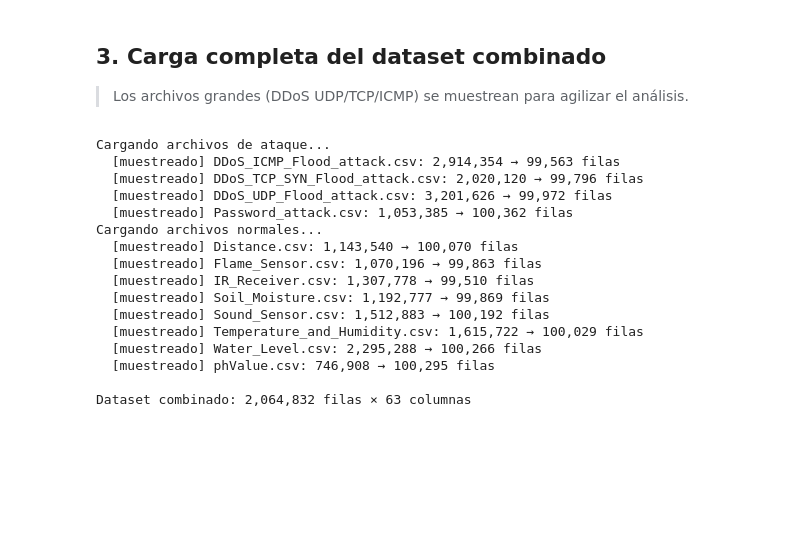
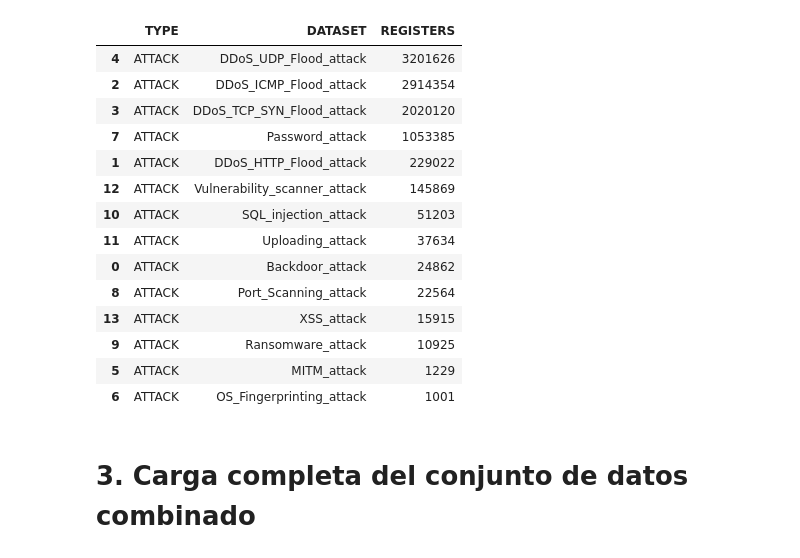
Before and after one commit to ISIS-4219-Assignments/Anomaly-Detection-IoT, a Jupyter notebook: src/utils/data_analysis.ipynb, the cells around one changed output. Drawn from its saved outputs; the diff is of its cells as text; code cells hidden in the pictures; blank space fills up the shorter version.

```diff
--- a/src/utils/data_analysis.ipynb
+++ b/src/utils/data_analysis.ipynb
@@ -72,14 +80,11 @@ Archivos normales   : 10
 # %%
 def count_rows(paths, label):
+
     records = []
+
     for p in paths:
-        name = os.path.basename(p).replace('.csv', '')
-        n = sum(1 for _ in open(p)) - 1  # rápido, sin cargar todo en memoria
-        records.append({'tipo': label, 'dataset': name, 'registros': n})
+        name = os.path.basename(p).replace(".csv", "")
+        n = sum(1 for _ in open(p)) - 1
+        records.append({"TYPE": label, "DATASET": name, "REGISTERS": n})
+
     return pd.DataFrame(records)
-
-df_counts_attack = count_rows(attack_files, 'Ataque')
-df_counts_normal = count_rows(normal_files, 'Normal')
-df_counts = pd.concat([df_counts_attack, df_counts_normal], ignore_index=True)
-
-display(df_counts.sort_values('registros', ascending=False))
@@ -120,0 +91,3 @@ plt.show()
+# %%
+df_counts_attack = count_rows(attack_files, "ATTACK")
+df_counts_normal = count_rows(normal_files, "NORMAL")
@@ -121,43 +108,23 @@ plt.show()
+# %%
+display(df_counts_attack.sort_values("REGISTERS", ascending = False))
+# %% [output]
+|  | TYPE | DATASET | REGISTERS |
+| 4 | ATTACK | DDoS_UDP_Flood_attack | 3201626 |
+| 2 | ATTACK | DDoS_ICMP_Flood_attack | 2914354 |
+| 3 | ATTACK | DDoS_TCP_SYN_Flood_attack | 2020120 |
+| 7 | ATTACK | Password_attack | 1053385 |
+| 1 | ATTACK | DDoS_HTTP_Flood_attack | 229022 |
+| 12 | ATTACK | Vulnerability_scanner_attack | 145869 |
+| 10 | ATTACK | SQL_injection_attack | 51203 |
+| 11 | ATTACK | Uploading_attack | 37634 |
+| 0 | ATTACK | Backdoor_attack | 24862 |
+| 8 | ATTACK | Port_Scanning_attack | 22564 |
+| 13 | ATTACK | XSS_attack | 15915 |
+| 9 | ATTACK | Ransomware_attack | 10925 |
+| 5 | ATTACK | MITM_attack | 1229 |
+| 6 | ATTACK | OS_Fingerprinting_attack | 1001 |
 # %% [markdown]
-## 3. Carga completa del dataset combinado
-
-> Los archivos grandes (DDoS UDP/TCP/ICMP) se muestrean para agilizar el análisis.
+# **3. Carga completa del conjunto de datos combinado**
 # %%
-SAMPLE_THRESHOLD = 500_000  # filas: si el archivo supera esto, se muestrea
-SAMPLE_N         = 100_000
-
-def load_csv(path):
-    n_rows = sum(1 for _ in open(path)) - 1
-    if n_rows > SAMPLE_THRESHOLD:
-        df = pd.read_csv(path, skiprows=lambda i: i > 0 and np.random.rand() > SAMPLE_N / n_rows,
-                         low_memory=False)
-        print(f'  [muestreado] {os.path.basename(path)}: {n_rows:,} → {len(df):,} filas')
-    else:
-        df = pd.read_csv(path, low_memory=False)
-    return df
-
-print('Cargando archivos de ataque...')
-parts_attack = [load_csv(p) for p in attack_files]
-
-print('Cargando archivos normales...')
-parts_normal = [load_csv(p) for p in normal_files]
-
-df = pd.concat(parts_attack + parts_normal, ignore_index=True)
-print(f'\nDataset combinado: {df.shape[0]:,} filas × {df.shape[1]} columnas')
+SAMPLE_THRESHOLD = 500_000
+SAMPLE_N = 100_000
-# %% [output]
-Cargando archivos de ataque...
-  [muestreado] DDoS_ICMP_Flood_attack.csv: 2,914,354 → 99,563 filas
-  [muestreado] DDoS_TCP_SYN_Flood_attack.csv: 2,020,120 → 99,796 filas
-  [muestreado] DDoS_UDP_Flood_attack.csv: 3,201,626 → 99,972 filas
-  [muestreado] Password_attack.csv: 1,053,385 → 100,362 filas
-Cargando archivos normales...
-  [muestreado] Distance.csv: 1,143,540 → 100,070 filas
-  [muestreado] Flame_Sensor.csv: 1,070,196 → 99,863 filas
-  [muestreado] IR_Receiver.csv: 1,307,778 → 99,510 filas
-  [muestreado] Soil_Moisture.csv: 1,192,777 → 99,869 filas
-  [muestreado] Sound_Sensor.csv: 1,512,883 → 100,192 filas
-  [muestreado] Temperature_and_Humidity.csv: 1,615,722 → 100,029 filas
-  [muestreado] Water_Level.csv: 2,295,288 → 100,266 filas
-  [muestreado] phValue.csv: 746,908 → 100,295 filas
-
-Dataset combinado: 2,064,832 filas × 63 columnas
```
Also changed, not shown: parts of 53 cells of this notebook.
